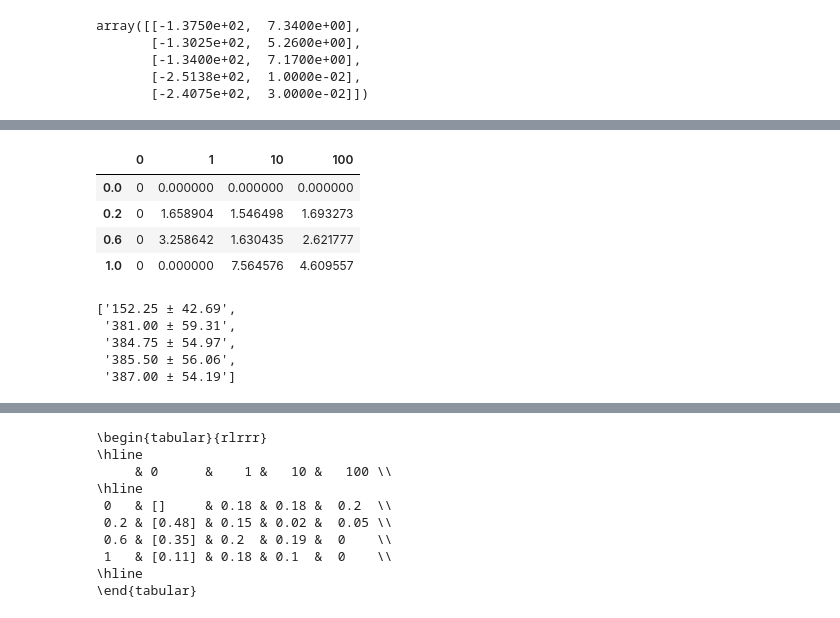
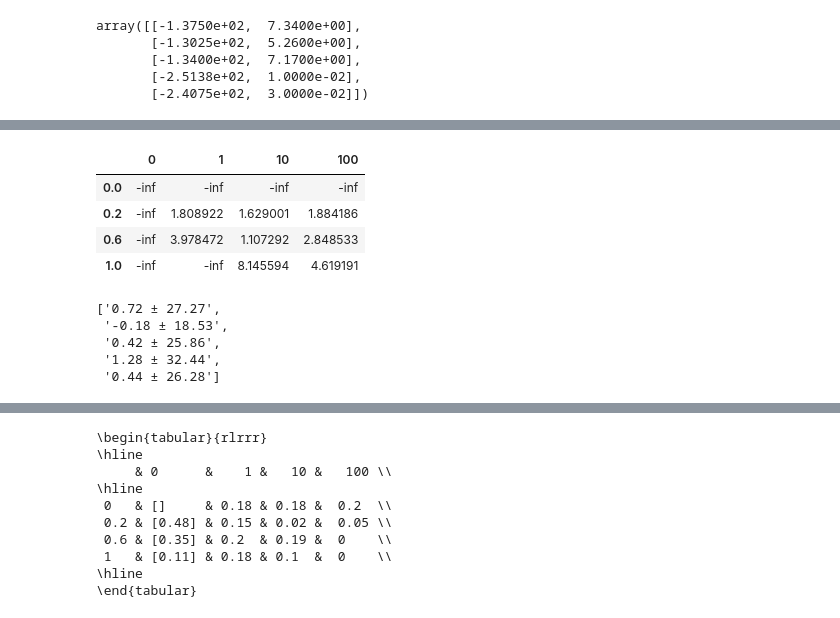
Before and after one commit to maymac00/MAEGG_IPPO, a Jupyter notebook: ols_visualize.ipynb, the cells around one changed output, grey strips where cells are left out. Drawn from its saved outputs; the diff is of its cells as text; code cells hidden in the pictures.

```diff
--- a/ols_visualize.ipynb
+++ b/ols_visualize.ipynb
@@ -10,7 +52,7 @@ db_keys = [0, 1, 10, 100]
 import pandas as pd
 
 # Dataframe from csv
-df = pd.read_csv("EGG_DATA_bis/report_2024_04_22_09_45.csv")
+df = pd.read_csv("EGG_DATA/report.csv")
 df["dir"] = df["dir"].apply(lambda x: int(x))
 # Time to survival -1 to inf
 for i in range(5):
@@ -145,7 +167,7 @@ max_weight = 10
 x = np.arange(0, max_weight, step)
 w = np.array([np.ones(int(max_weight/step)), np.arange(0, max_weight, step)])
 
-setting = {"eff": 0.6, "db": 1}
+setting = {"eff": 0.6, "db": 100}
 for ag in range(5):
     axs[ag].set_title("MO Value Function")
     ref = ref_policies_values[setting["eff"]][setting["db"]]
@@ -190,41 +194,39 @@ print(ref_policies_values[0.6][100][0:3])
 # %%
 def compute_wes_prima(eff, db):
     def aggregation_function(wes, method="median"):
         # cut to interval 1-10 else return -inf
         wes = [w for w in wes if w >= 1 and w <= 10]
         if len(wes) == 0:
-            return 0
+            return -np.infty
         if method == "median":
             return np.median(wes)
         if method == "mean":
             return np.mean(wes)
         if method == "max":
             return np.max(wes)
         if method == "min":
             return np.min(wes)
     wes_prima = []
     for ag in range(5):
         # Print intersecctions
         p1 = unet_policies_values[eff][ag]
         p2 = ref_policies_values[eff][db][ag]
         inter = get_intersection(p1[0], p1[1], p2[0], p2[1])
         wes_prima.append(inter)
     return aggregation_function(wes_prima, method="median")
 
-
 # Create table of WES' for each eff (from 0.2, 0.6, 1) and db (from 0, 1, 10, 100)
 wes_prima = {
     db: {eff: compute_wes_prima(eff, db) for eff in eff_keys} for db in db_keys
 }
 # pretty print as dataframe
-wes_df = pd.DataFrame(wes_prima)
-wes_df
+pd.DataFrame(wes_prima)
 # %% [output]
 |  | 0 | 1 | 10 | 100 |
-| 0.0 | 0 | 0.000000 | 0.000000 | 0.000000 |
-| 0.2 | 0 | 1.658904 | 1.546498 | 1.693273 |
-| 0.6 | 0 | 3.258642 | 1.630435 | 2.621777 |
-| 1.0 | 0 | 0.000000 | 7.564576 | 4.609557 |
+| 0.0 | -inf | -inf | -inf | -inf |
+| 0.2 | -inf | 1.808922 | 1.629001 | 1.884186 |
+| 0.6 | -inf | 3.978472 | 1.107292 | 2.848533 |
+| 1.0 | -inf | -inf | 8.145594 | 4.619191 |
 # %%
 time2survival_np = ref_policies_np[:, 20:25]
 time2survival_std_np = ref_policies_np[:, 25:30]
@@ -235,12 +237,11 @@ for i in range(len(time2survival_np)):
     db = ref_policies_np[i][0]
     for ag in range(5):
         mean_std_time2survival[eff, db].append(f"{time2survival_np[i][ag]:.2f} ± {time2survival_std_np[i][ag]:.2f}")
-
 # pretty print as dataframe
-mean_std_time2survival[0.2, 10]
+mean_std_time2survival[0, 10]
 # %% [output]
-['152.25 ± 42.69',
- '381.00 ± 59.31',
- '384.75 ± 54.97',
- '385.50 ± 56.06',
- '387.00 ± 54.19']
+['0.72 ± 27.27',
+ '-0.18 ± 18.53',
+ '0.42 ± 25.86',
+ '1.28 ± 32.44',
+ '0.44 ± 26.28']
```
Also changed, not shown: parts of 20 cells of this notebook, 3 other files.
